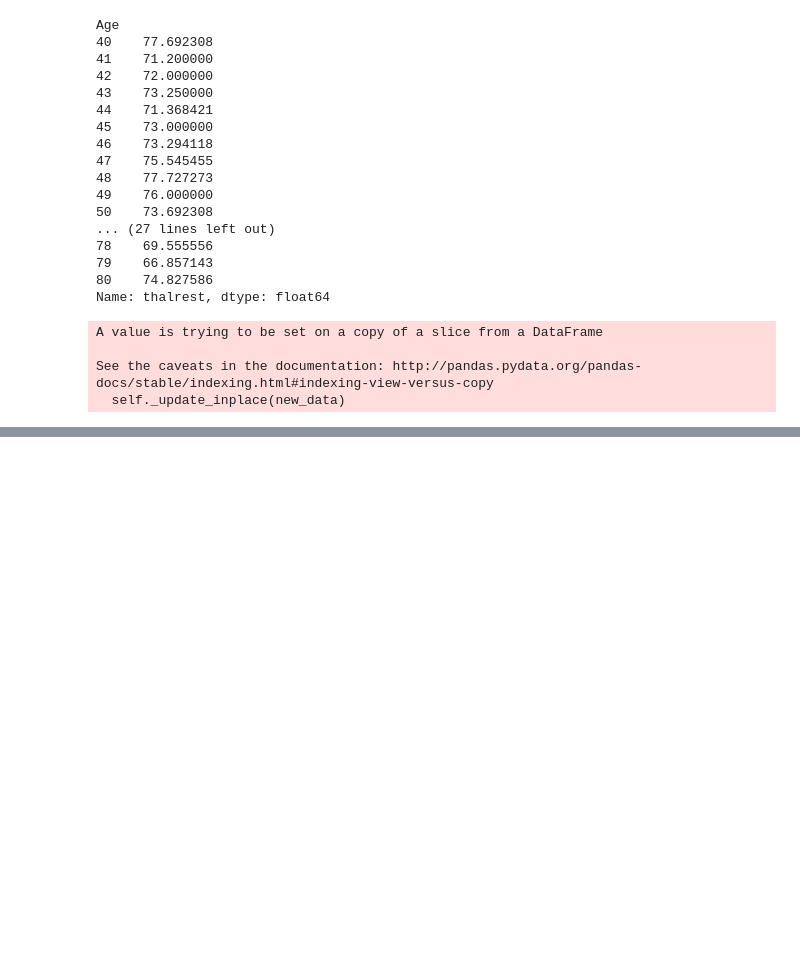
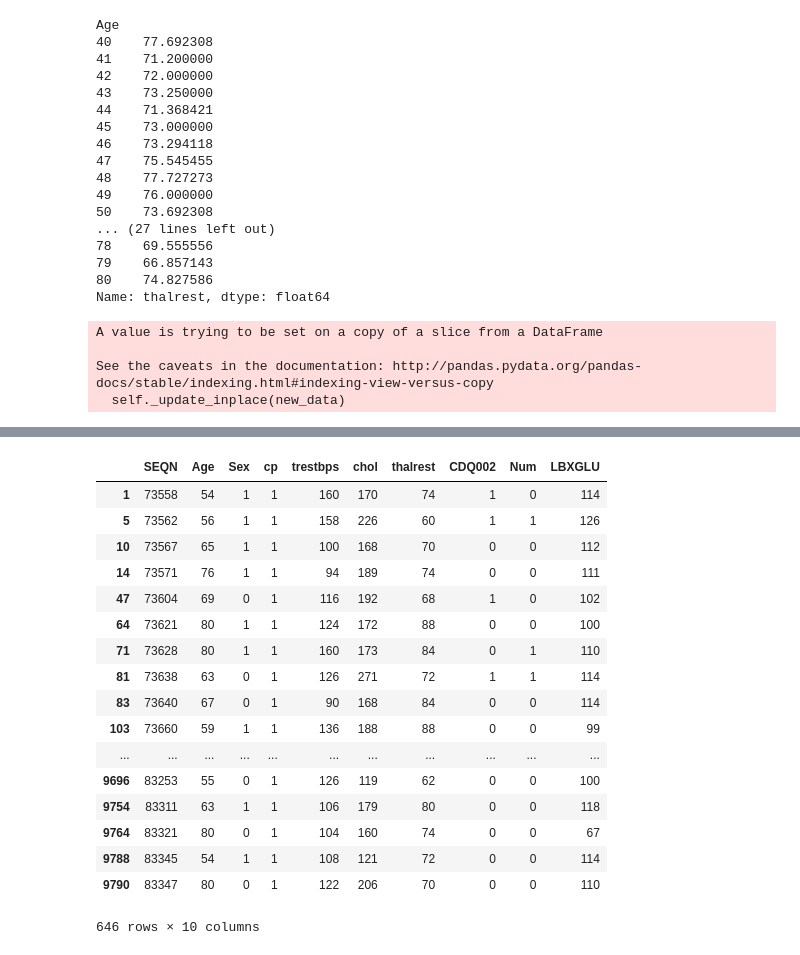
Before and after one commit to Ophelia82/Heart-Disease-Predictive-Model, a Jupyter notebook: final_assembled1.clean.ipynb, the cells around one changed output, grey strips where cells are left out. Drawn from its saved outputs; the diff is of its cells as text; code cells hidden in the pictures; blank space fills up the shorter version.

```diff
--- a/final_assembled1.clean.ipynb
+++ b/final_assembled1.clean.ipynb
@@ -211,0 +278,26 @@ See the caveats in the documentation: http://pandas.pydata.org/pandas-docs/stabl
+# %%
+# simplifying the "Num" and "cp" categories.  Num and cp values of != 1 will be set to zero
+df2.loc[df2['Sex'] != 1, 'Sex'] = 0
+df2.loc[df2['cp'] != 1, 'cp'] = 0
+df2.loc[df2['CDQ002'] != 1, 'CDQ002'] = 0
+df2.loc[df2['Num'] != 1, 'Num'] = 0
+df2
+# %% [output]
+|  | SEQN | Age | Sex | cp | trestbps | chol | thalrest | CDQ002 | Num | LBXGLU |
+| 1 | 73558 | 54 | 1 | 1 | 160 | 170 | 74 | 1 | 0 | 114 |
+| 5 | 73562 | 56 | 1 | 1 | 158 | 226 | 60 | 1 | 1 | 126 |
+| 10 | 73567 | 65 | 1 | 1 | 100 | 168 | 70 | 0 | 0 | 112 |
+| 14 | 73571 | 76 | 1 | 1 | 94 | 189 | 74 | 0 | 0 | 111 |
+| 47 | 73604 | 69 | 0 | 1 | 116 | 192 | 68 | 1 | 0 | 102 |
+| 64 | 73621 | 80 | 1 | 1 | 124 | 172 | 88 | 0 | 0 | 100 |
+| 71 | 73628 | 80 | 1 | 1 | 160 | 173 | 84 | 0 | 1 | 110 |
+| 81 | 73638 | 63 | 0 | 1 | 126 | 271 | 72 | 1 | 1 | 114 |
+| 83 | 73640 | 67 | 0 | 1 | 90 | 168 | 84 | 0 | 0 | 114 |
+| 103 | 73660 | 59 | 1 | 1 | 136 | 188 | 88 | 0 | 0 | 99 |
+| ... | ... | ... | ... | ... | ... | ... | ... | ... | ... | ... |
+| 9696 | 83253 | 55 | 0 | 1 | 126 | 119 | 62 | 0 | 0 | 100 |
+| 9754 | 83311 | 63 | 1 | 1 | 106 | 179 | 80 | 0 | 0 | 118 |
+| 9764 | 83321 | 80 | 0 | 1 | 104 | 160 | 74 | 0 | 0 | 67 |
+| 9788 | 83345 | 54 | 1 | 1 | 108 | 121 | 72 | 0 | 0 | 114 |
+| 9790 | 83347 | 80 | 0 | 1 | 122 | 206 | 70 | 0 | 0 | 110 |
+646 rows × 10 columns
```
Also changed, not shown: parts of 4 cells of this notebook, 2 other files.
